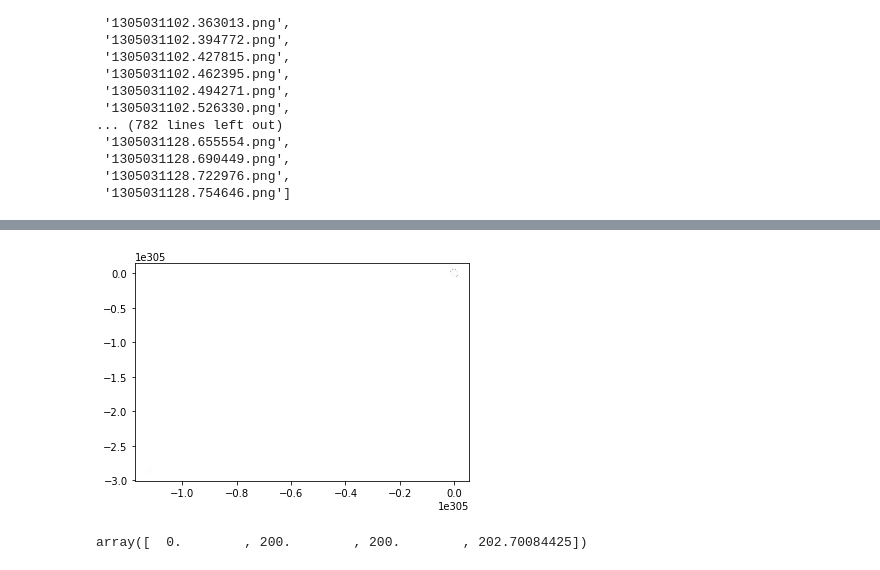
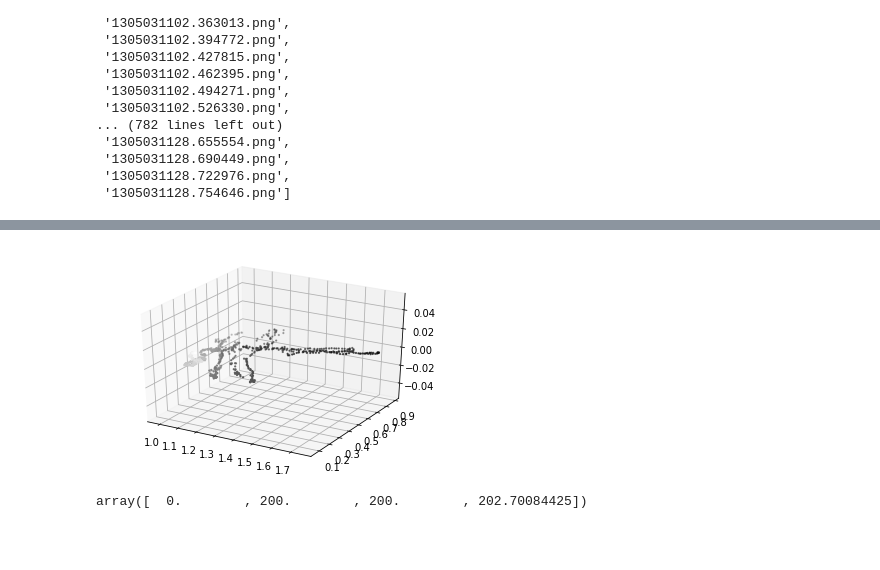
Before and after one commit to akhiaji/VisualOdometry, a Jupyter notebook: VO Testing.ipynb, the cells around one changed output, grey strips where cells are left out. Cells and saved outputs as stored; diff of their text form; code cells hidden in the pictures; blank space fills up the shorter version.

```diff
--- a/VO Testing.ipynb
+++ b/VO Testing.ipynb
@@ -199,21 +249,0 @@ for rgb, h in zip(rgb_files, depth_files):
-# %%
-last_rgb = None
-last_h = None
-position = np.array([0,0,0,1])
-positions = []
-i = 0
-for rgb, h in zip(rgb_files, depth_files):
-    i += 1
-    if last_rgb is None and last_h is None:
-        last_rgb = cv.imread('rgbd_dataset_freiburg1_floor/rgb/'+rgb,0)
-        last_h = cv.imread('rgbd_dataset_freiburg1_floor/depth/'+h,-cv.IMREAD_ANYDEPTH)/50000
-    else:
-        rgb = cv.imread('rgbd_dataset_freiburg1_floor/rgb/'+rgb,0)
-        h = cv.imread('rgbd_dataset_freiburg1_floor/depth/'+h,-cv.IMREAD_ANYDEPTH)/50000
-        transformation = calcTransform(last_rgb, rgb, last_h, h)
-        position = transformation @ position
-        positions.append(position.copy())
-        last_rgb = rgb
-        last_h = h
-    if i % 100 == 0:
-        print(i)
@@ -251,7 +268,9 @@ depth_files
  '1305031128.722976.png',
  '1305031128.754646.png']
 # %%
-x = np.array(positions).T[0]
-y = np.array(positions).T[1]
-z = np.array(positions).T[2]
+pos_points = np.array([i[0] for i in positions])
+
+x = np.array(pos_points).T[0]
+y = np.array(pos_points).T[1]
+z = np.array(pos_points).T[2]
 c = range(len(x))
@@ -258,13 +297,13 @@ c = range(len(x))
 # %%
 
-# from mpl_toolkits.mplot3d import Axes3D
-# fig = plt.figure()
-# ax = fig.add_subplot(111, projection='3d')
-plt.scatter(x,y,c=c)
-plt.gray()
+from mpl_toolkits.mplot3d import Axes3D
+fig = plt.figure()
+ax = fig.add_subplot(111, projection='3d')
+plt.scatter(x,y,z, c=c)
+
 plt.show()
 # %% [output]
-[figure, old version]
+[figure, new version]
 # %%
 x
 # %% [output]
```
Also changed, not shown: parts of 16 cells of this notebook.
